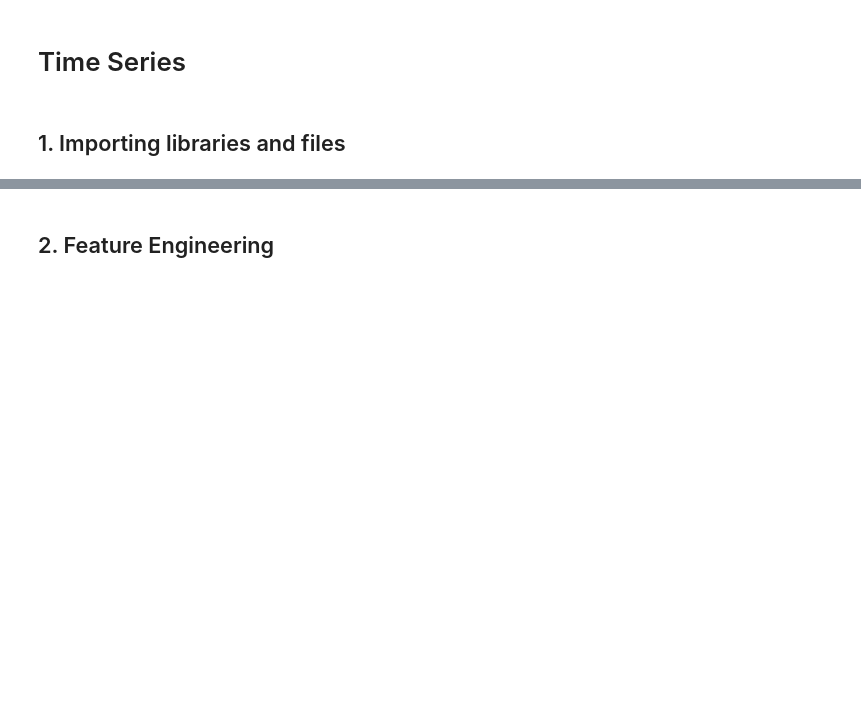
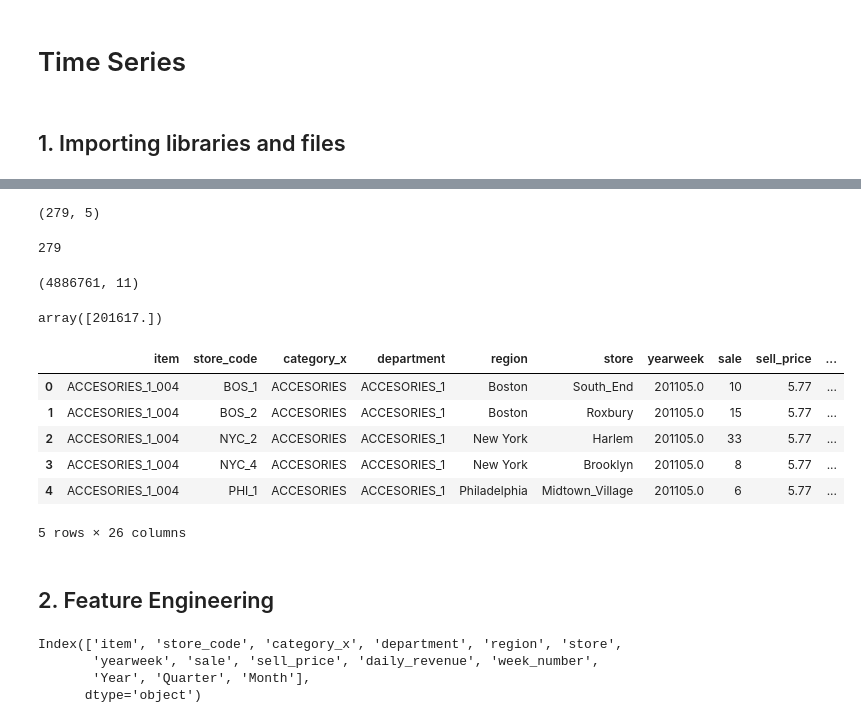
Before and after one commit to asansal/DS_market_Capstone, a Jupyter notebook: tarea_3_DSMarket_time_series.ipynb, the cells around one changed output, grey strips where cells are left out. Cells and saved outputs as stored; diff of their text form; code cells hidden in the pictures; blank space fills up the shorter version.

```diff
--- a/tarea_3_DSMarket_time_series.ipynb
+++ b/tarea_3_DSMarket_time_series.ipynb
@@ -9,0 +12,9 @@ df_weekly = pd.read_csv('./Data_for_Power_BI/weekly_data_for_power_bi.csv')
+# %%
+path_events = './Data_for_Power_BI/daily_calendar_with_expanded_events.csv'
+df_calendar_original = pd.read_csv(path_events)
+# %%
+df_calendar = df_calendar_original.groupby('yearweek').agg({'date': 'min'}).reset_index()
+df_calendar['Year'] = pd.to_datetime(df_calendar['date']).dt.year
+df_calendar['Quarter'] = pd.to_datetime(df_calendar['date']).dt.quarter
+df_calendar['Month'] = pd.to_datetime(df_calendar['date']).dt.month
+df_calendar['Day_month'] = pd.to_datetime(df_calendar['date']).dt.day
@@ -10,2 +65,38 @@ df_weekly = pd.read_csv('./Data_for_Power_BI/weekly_data_for_power_bi.csv')
+# %%
+df_calendar.shape
+# %% [output]
+(279, 5)
+# %%
+df_weekly.week_number.max()
+# %% [output]
+279
+# %%
+df_weekly[df_weekly.week_number > 104].shape
+# %% [output]
+(4886761, 11)
+# %%
+df_weekly[df_weekly.week_number > 278]['yearweek'].unique()
+# %% [output]
+array([201617.])
+# %%
+# Merge calendar features into weekly dataframe
+df_weekly = df_weekly.merge(df_calendar[['yearweek', 'Year', 'Quarter', 'Month', 'Day_month']], on='yearweek', how='left')
+# %%
+df_weekly.head()
+# %% [output]
+|  | item | store_code | category_x | department | region | store | yearweek | sale | sell_price | ... |
+| 0 | ACCESORIES_1_004 | BOS_1 | ACCESORIES | ACCESORIES_1 | Boston | South_End | 201105.0 | 10 | 5.77 | ... |
+| 1 | ACCESORIES_1_004 | BOS_2 | ACCESORIES | ACCESORIES_1 | Boston | Roxbury | 201105.0 | 15 | 5.77 | ... |
+| 2 | ACCESORIES_1_004 | NYC_2 | ACCESORIES | ACCESORIES_1 | New York | Harlem | 201105.0 | 33 | 5.77 | ... |
+| 3 | ACCESORIES_1_004 | NYC_4 | ACCESORIES | ACCESORIES_1 | New York | Brooklyn | 201105.0 | 8 | 5.77 | ... |
+| 4 | ACCESORIES_1_004 | PHI_1 | ACCESORIES | ACCESORIES_1 | Philadelphia | Midtown_Village | 201105.0 | 6 | 5.77 | ... |
+5 rows × 26 columns
 # %% [markdown]
 ## 2. Feature Engineering
+# %%
+df_weekly.columns
+# %% [output]
+Index(['item', 'store_code', 'category_x', 'department', 'region', 'store',
+       'yearweek', 'sale', 'sell_price', 'daily_revenue', 'week_number',
+       'Year', 'Quarter', 'Month'],
+      dtype='object')
```
Also changed, not shown: parts of 31 cells of this notebook.
